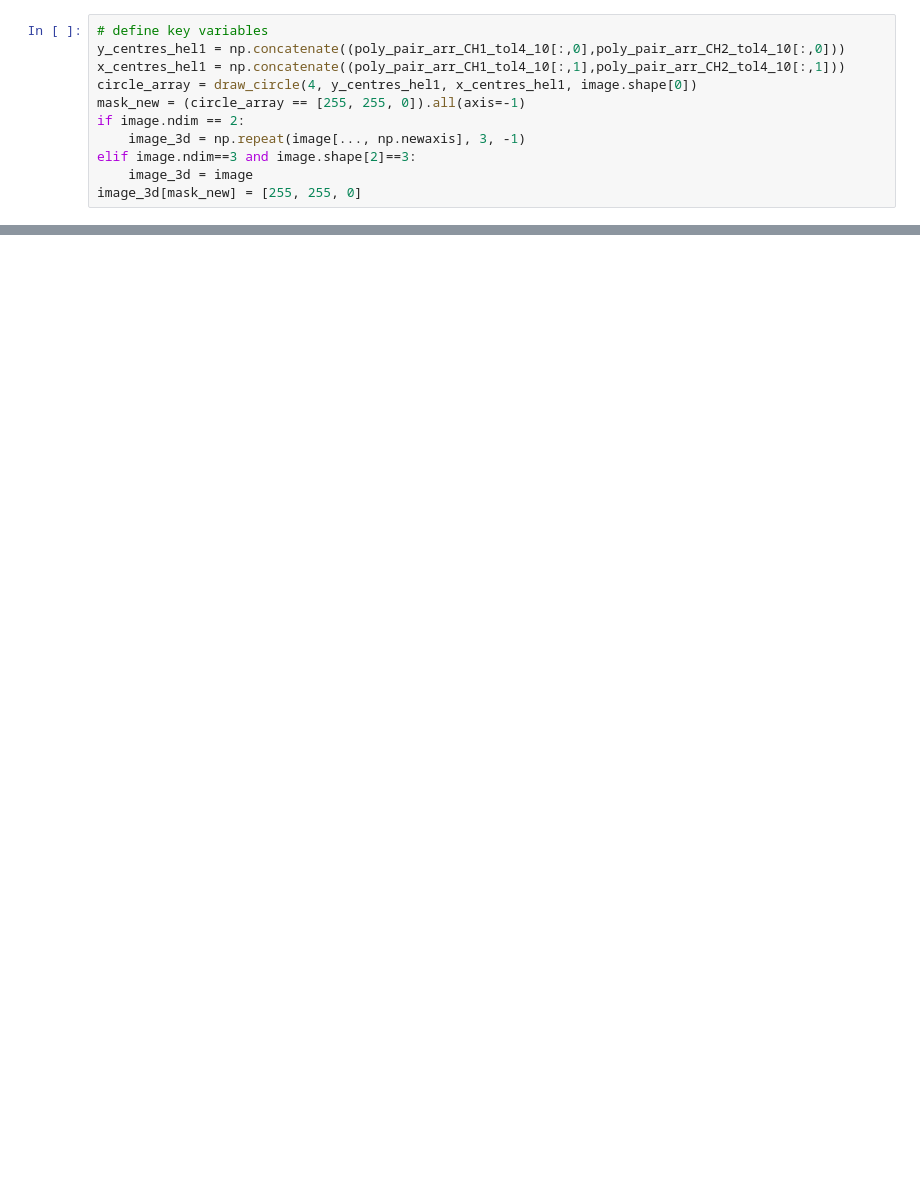
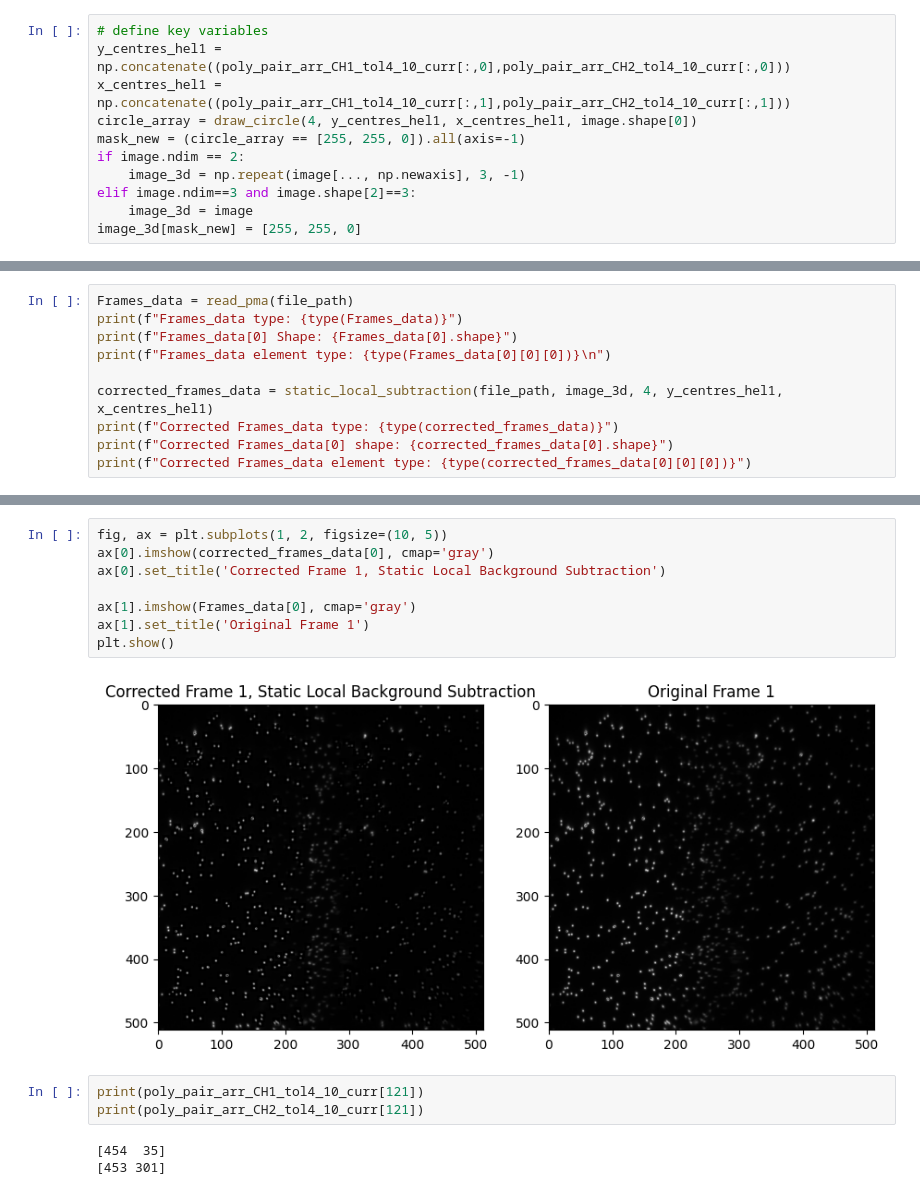
Before and after one commit to ljhason/smImaging-Exploration, a Jupyter notebook: Background Treatment/StaticLocal.ipynb, the cells around one changed output, grey strips where cells are left out. Drawn from its saved outputs; the diff is of its cells as text; blank space fills up the shorter version.

```diff
--- a/Background Treatment/StaticLocal.ipynb
+++ b/Background Treatment/StaticLocal.ipynb
@@ -31,7 +62,7 @@ poly_pair_count_tol4_10, poly_pair_arr_CH1_tol4_10, poly_pair_arr_CH2_tol4_10 =
 # %%
 # define key variables
-y_centres_hel1 = np.concatenate((poly_pair_arr_CH1_tol4_10[:,0],poly_pair_arr_CH2_tol4_10[:,0]))
-x_centres_hel1 = np.concatenate((poly_pair_arr_CH1_tol4_10[:,1],poly_pair_arr_CH2_tol4_10[:,1]))
+y_centres_hel1 = np.concatenate((poly_pair_arr_CH1_tol4_10_curr[:,0],poly_pair_arr_CH2_tol4_10_curr[:,0]))
+x_centres_hel1 = np.concatenate((poly_pair_arr_CH1_tol4_10_curr[:,1],poly_pair_arr_CH2_tol4_10_curr[:,1]))
 circle_array = draw_circle(4, y_centres_hel1, x_centres_hel1, image.shape[0])
 mask_new = (circle_array == [255, 255, 0]).all(axis=-1)
 if image.ndim == 2:
@@ -69 +104,11 @@ image_3d[mask_new] = [255, 255, 0]
 #     return corrected_frames_data
+# %%
+Frames_data = read_pma(file_path)
+print(f"Frames_data type: {type(Frames_data)}")
+print(f"Frames_data[0] Shape: {Frames_data[0].shape}")
+print(f"Frames_data element type: {type(Frames_data[0][0][0])}\n")
+
+corrected_frames_data = static_local_subtraction(file_path, image_3d, 4, y_centres_hel1, x_centres_hel1)
+print(f"Corrected Frames_data type: {type(corrected_frames_data)}")
+print(f"Corrected Frames_data[0] shape: {corrected_frames_data[0].shape}")
+print(f"Corrected Frames_data element type: {type(corrected_frames_data[0][0][0])}")
@@ -69,0 +125,16 @@ image_3d[mask_new] = [255, 255, 0]
+# %%
+fig, ax = plt.subplots(1, 2, figsize=(10, 5))
+ax[0].imshow(corrected_frames_data[0], cmap='gray')
+ax[0].set_title('Corrected Frame 1, Static Local Background Subtraction')
+
+ax[1].imshow(Frames_data[0], cmap='gray')
+ax[1].set_title('Original Frame 1')
+plt.show()
+# %% [output]
+[figure, added]
+# %%
+print(poly_pair_arr_CH1_tol4_10_curr[121])
+print(poly_pair_arr_CH2_tol4_10_curr[121])
+# %% [output]
+[454  35]
+[453 301]
```
Also changed, not shown: parts of 7 cells of this notebook, 6 other files.
